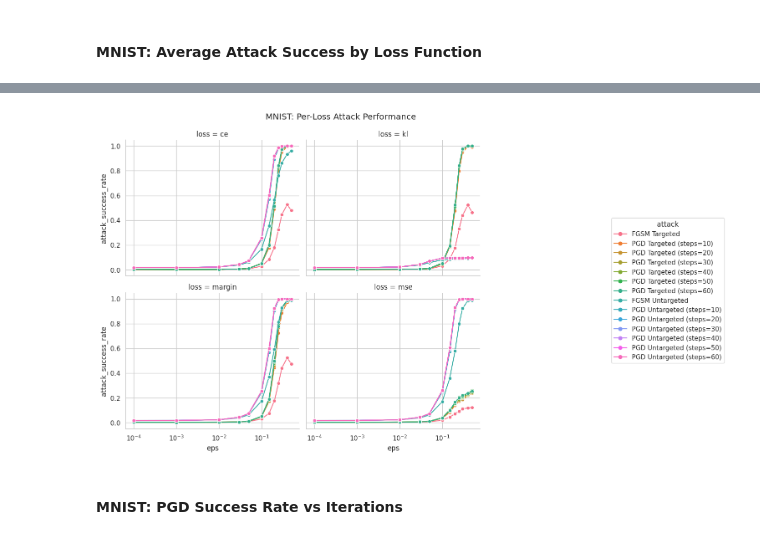
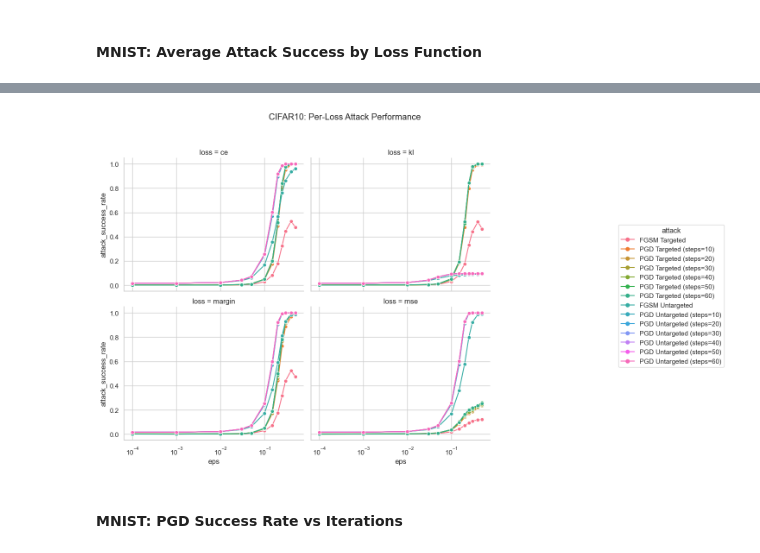
Before and after one commit to ch-yun-01/adversarial-fgsm-pgd, a Jupyter notebook: anaylze.ipynb, the cells around one changed output, grey strips where cells are left out. Cells and saved outputs as stored; diff of their text form; code cells hidden in the pictures.

```diff
--- a/anaylze.ipynb
+++ b/anaylze.ipynb
@@ -219,32 +217,33 @@ plt.show()
 # %%
 g = sns.relplot(
     data=mnist_df,
     x="eps",
     y="attack_success_rate",
     hue="attack",
     col="loss",
     kind="line",
     marker="o",
     col_wrap=2,
     height=4,
     aspect=1.2,
     legend="full"
 )
 
 g.set(xscale="log")
-g.fig.suptitle("MNIST: Per-Loss Attack Performance", y=1.03)
-
+g.fig.suptitle("CIFAR10: Per-Loss Attack Performance", y=1.03)
 
 sns.move_legend(
     g,
     "center left",
     bbox_to_anchor=(1.02, 0.5),
     frameon=True
 )
 
+g.fig.subplots_adjust(right=0.78, top=0.90)
+
 plt.show()
 # %% [output]
-[figure, old version]
+[figure, new version]
 # %% [markdown]
 #### MNIST: PGD Success Rate vs Iterations
 # %%
```
Also changed, not shown: parts of 13 cells of this notebook, 2 other files.
